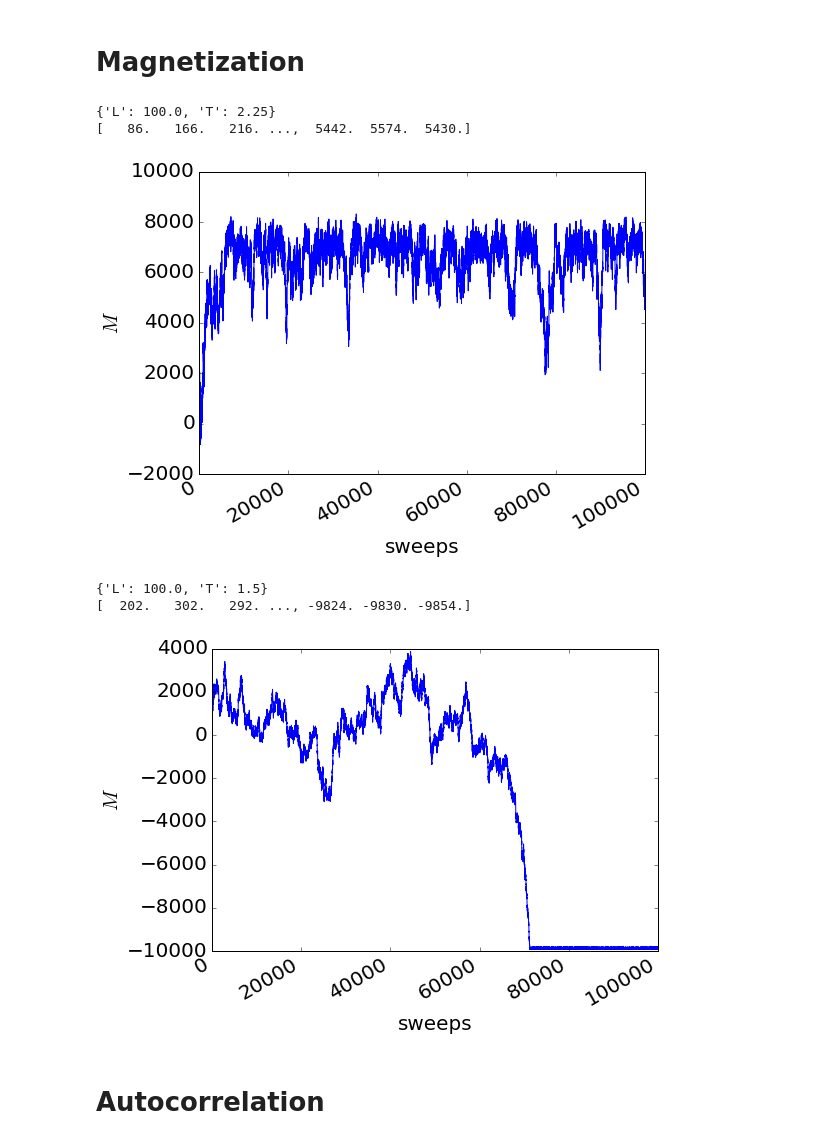
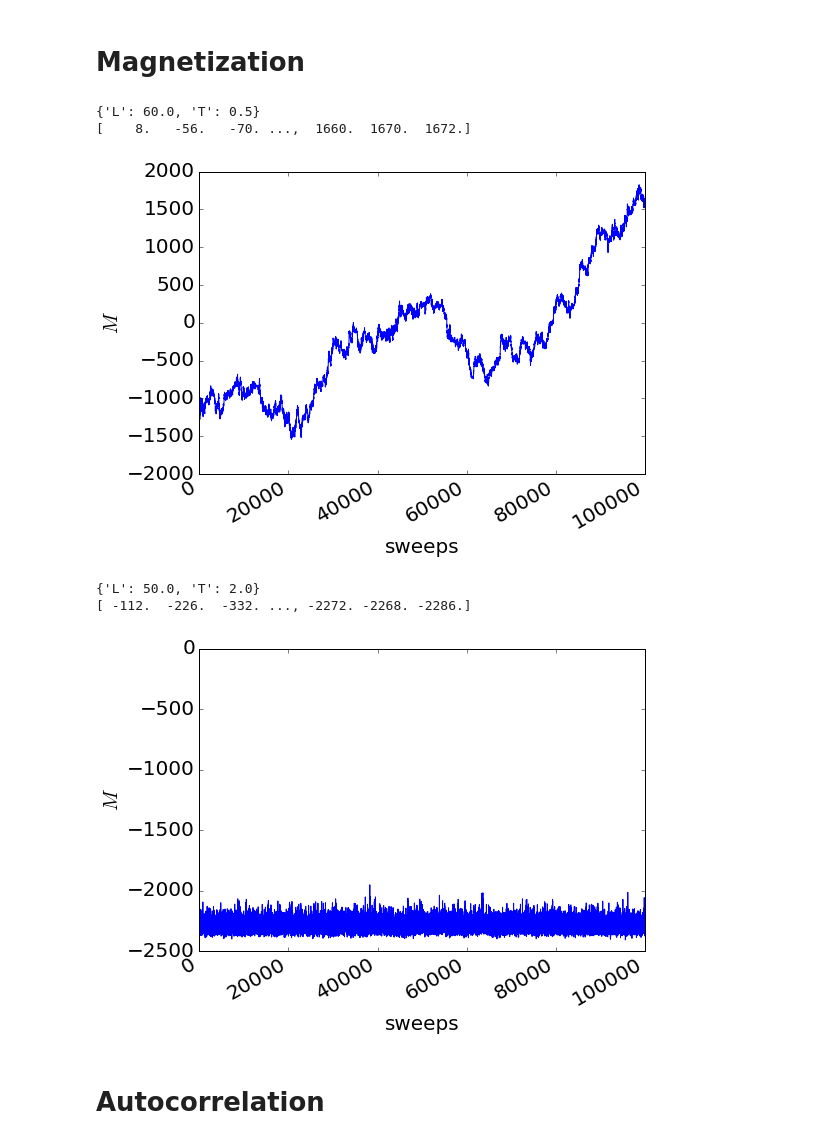
Before and after one commit to boundter/ising, a Jupyter notebook: result/plt/plots.ipynb, the cells around one changed output. Cells and saved outputs as stored; diff of their text form; code cells hidden in the pictures.

```diff
--- a/result/plt/plots.ipynb
+++ b/result/plt/plots.ipynb
@@ -18,21 +32,21 @@ plt.rcParams["font.size"] = 20
 # %% [markdown]
 # Magnetization
 # %%
-header, [t, E, M] = ReadFile(data_dir + "M_100_2.250.dat", 1, " ")
+header, [t, E, M] = ReadFile(data_dir + "M_60_0.500.dat", 1, " ")
 print(header)
 print(M)
 fig, ax = plt.subplots()
 ax.set_xlabel("sweeps")
 ax.set_ylabel(r"$M$")
 ax.plot(t, M)
 fig.autofmt_xdate()
 plt.show()
 # %% [output]
-{'L': 100.0, 'T': 2.25}
-[   86.   166.   216. ...,  5442.  5574.  5430.]
+{'L': 60.0, 'T': 0.5}
+[    8.   -56.   -70. ...,  1660.  1670.  1672.]
-[figure, old version]
+[figure, new version]
 # %%
-header, [t, E, M] = ReadFile(data_dir + "M_100_1.500.dat", 1, " ")
+header, [t, E, M] = ReadFile(data_dir + "M_50_2.000.dat", 1, " ")
 print(header)
 print(M)
 fig, ax = plt.subplots()
@@ -42,9 +56,9 @@ ax.plot(t, M)
 fig.autofmt_xdate()
 plt.show()
 # %% [output]
-{'L': 100.0, 'T': 1.5}
-[  202.   302.   292. ..., -9824. -9830. -9854.]
+{'L': 50.0, 'T': 2.0}
+[ -112.  -226.  -332. ..., -2272. -2268. -2286.]
-[figure, old version]
+[figure, new version]
 # %% [markdown]
 # Autocorrelation
 # %%
```
Also changed, not shown: parts of 12 cells of this notebook, 2 other files.
